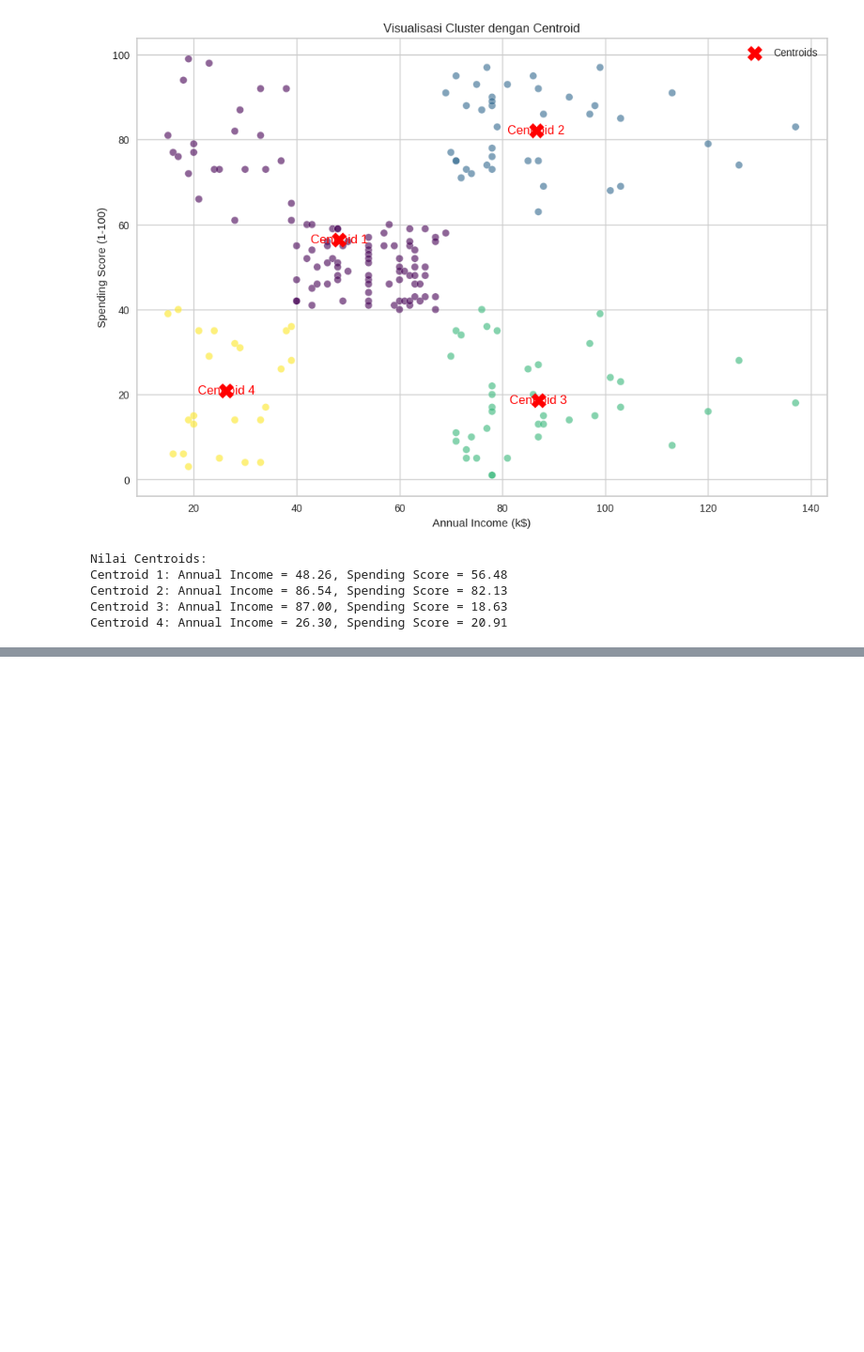
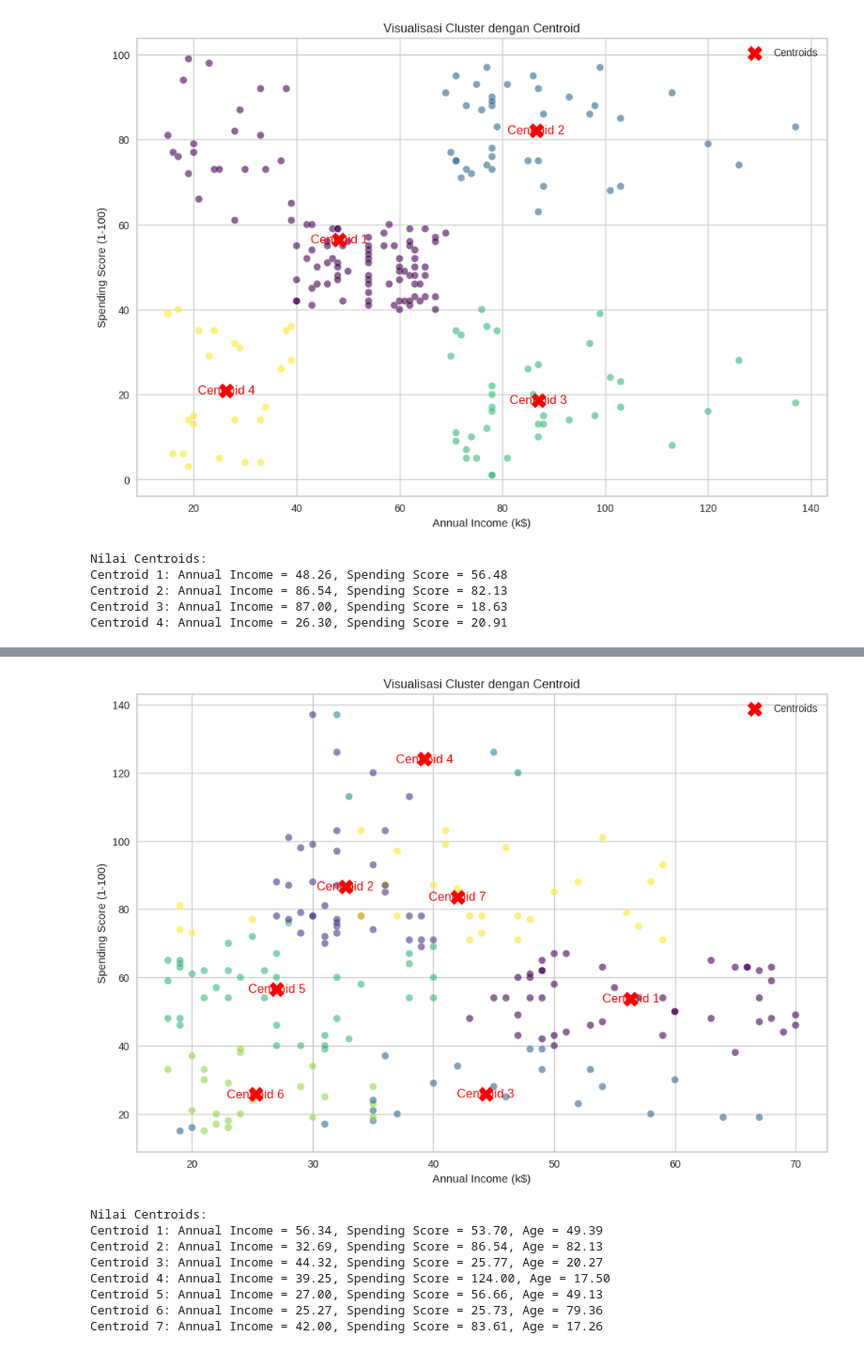
Before and after one commit to TurmaeUrsorum/repo_dicoding, a Jupyter notebook: 3. Belajar Machine Learning untuk Pemula/6. Unsupervised Learning - Clustering/clustering.ipynb, the cells around one changed output, grey strips where cells are left out. Shown at 94% size. Cells and saved outputs as stored; diff of their text form; code cells hidden in the pictures; blank space fills up the shorter version.

```diff
--- a/3. Belajar Machine Learning untuk Pemula/6. Unsupervised Learning - Clustering/clustering.ipynb
+++ b/3. Belajar Machine Learning untuk Pemula/6. Unsupervised Learning - Clustering/clustering.ipynb
@@ -323,0 +571,41 @@ Nilai centroid untuk setiap cluster sebagai berikut.
+# %%
+import matplotlib.pyplot as plt
+
+# Menentukan posisi centroid
+centroids = kmeans.cluster_centers_
+
+# Visualisasi cluster
+plt.figure(figsize=(12, 8))
+
+# Plot data
+plt.scatter(X[:, 0], X[:, 1], c=labels, cmap='viridis', s=50, alpha=0.6, edgecolors='w', marker='o')
+
+# Plot centroid
+plt.scatter(centroids[:, 0], centroids[:, 1], c='red', s=200, marker='X', label='Centroids')
+
+# Menambahkan label centroid pada plot
+for i, centroid in enumerate(centroids):
+    plt.text(centroid[0], centroid[1], f'Centroid {i+1}', color='red', fontsize=12, ha='center', va='center')
+
+# Menambahkan judul dan label
+plt.title('Visualisasi Cluster dengan Centroid')
+plt.xlabel('Annual Income (k$)')
+plt.ylabel('Spending Score (1-100)')
+plt.legend()
+
+plt.show()
+
+# Menampilkan nilai centroid
+print("Nilai Centroids:")
+for i, centroid in enumerate(centroids):
+    print(f"Centroid {i+1}: Annual Income = {centroid[0]:.2f}, Spending Score = {centroid[1]:.2f}, Age = {centroid[2]:.2f}")
+# %% [output]
+[figure, added]
+Nilai Centroids:
+Centroid 1: Annual Income = 56.34, Spending Score = 53.70, Age = 49.39
+Centroid 2: Annual Income = 32.69, Spending Score = 86.54, Age = 82.13
+Centroid 3: Annual Income = 44.32, Spending Score = 25.77, Age = 20.27
+Centroid 4: Annual Income = 39.25, Spending Score = 124.00, Age = 17.50
+Centroid 5: Annual Income = 27.00, Spending Score = 56.66, Age = 49.13
+Centroid 6: Annual Income = 25.27, Spending Score = 25.73, Age = 79.36
+Centroid 7: Annual Income = 42.00, Spending Score = 83.61, Age = 17.26
```
Also changed, not shown: parts of 13 cells of this notebook.
